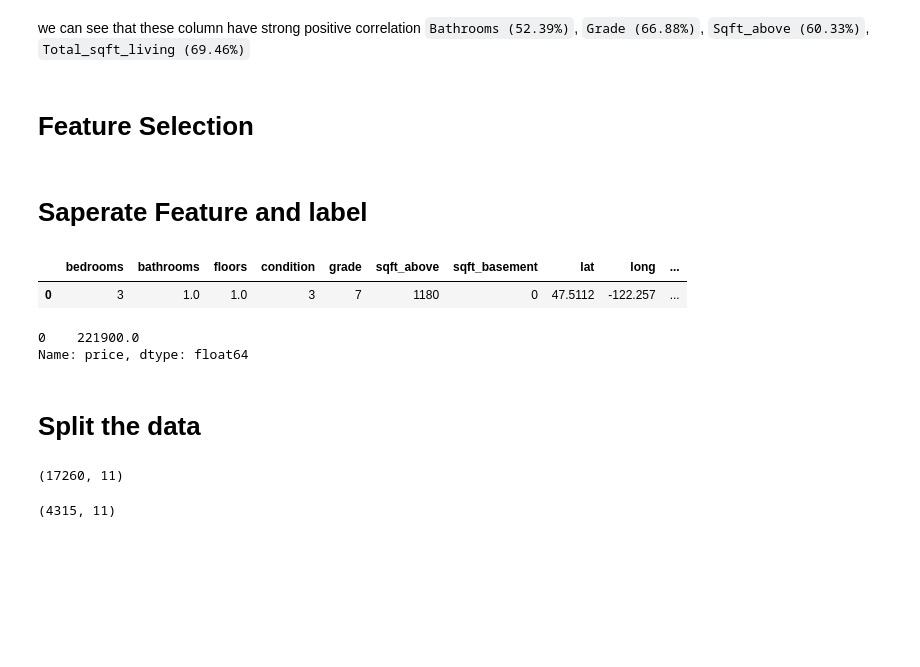
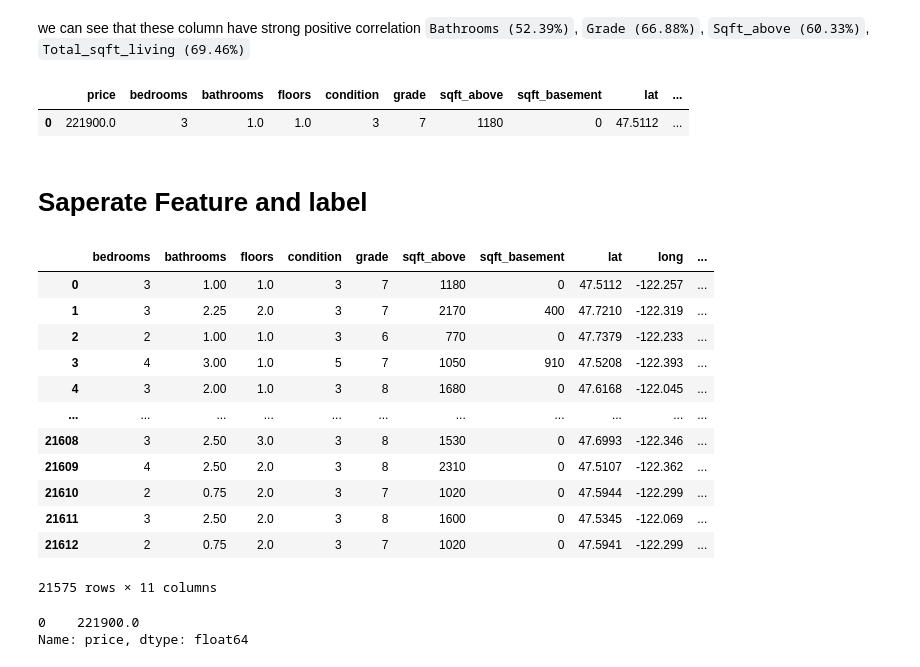
Before and after one commit to Sami606713/Intern, a Jupyter notebook: House_Price_Prediction/Notebook/HousePricePrediction.ipynb, the cells around one changed output. Drawn from its saved outputs; the diff is of its cells as text; code cells hidden in the pictures; blank space fills up the shorter version.

```diff
--- a/House_Price_Prediction/Notebook/HousePricePrediction.ipynb
+++ b/House_Price_Prediction/Notebook/HousePricePrediction.ipynb
@@ -848,26 +932,34 @@ we can see that these column have strong positive correlation
 `Grade (66.88%)`,
 `Sqft_above (60.33%)`,
 `Total_sqft_living (69.46%)`
-# %% [markdown]
-# Feature Selection
 # %%
-from sklearn.model_selection import train_test_split,cross_val_score
-from sklearn.feature_selection import VarianceThreshold
-from sklearn.preprocessing import StandardScaler,FunctionTransformer
+house.head(1)
+# %% [output]
+|  | price | bedrooms | bathrooms | floors | condition | grade | sqft_above | sqft_basement | lat | ... |
+| 0 | 221900.0 | 3 | 1.0 | 1.0 | 3 | 7 | 1180 | 0 | 47.5112 | ... |
 # %% [markdown]
 # Saperate Feature and label
 # %%
 feature=house.drop(columns='price')
 label=house['price']
 # %%
-feature.head(1)
+feature
 # %% [output]
 |  | bedrooms | bathrooms | floors | condition | grade | sqft_above | sqft_basement | lat | long | ... |
-| 0 | 3 | 1.0 | 1.0 | 3 | 7 | 1180 | 0 | 47.5112 | -122.257 | ... |
+| 0 | 3 | 1.00 | 1.0 | 3 | 7 | 1180 | 0 | 47.5112 | -122.257 | ... |
+| 1 | 3 | 2.25 | 2.0 | 3 | 7 | 2170 | 400 | 47.7210 | -122.319 | ... |
+| 2 | 2 | 1.00 | 1.0 | 3 | 6 | 770 | 0 | 47.7379 | -122.233 | ... |
+| 3 | 4 | 3.00 | 1.0 | 5 | 7 | 1050 | 910 | 47.5208 | -122.393 | ... |
+| 4 | 3 | 2.00 | 1.0 | 3 | 8 | 1680 | 0 | 47.6168 | -122.045 | ... |
+| ... | ... | ... | ... | ... | ... | ... | ... | ... | ... | ... |
+| 21608 | 3 | 2.50 | 3.0 | 3 | 8 | 1530 | 0 | 47.6993 | -122.346 | ... |
+| 21609 | 4 | 2.50 | 2.0 | 3 | 8 | 2310 | 0 | 47.5107 | -122.362 | ... |
+| 21610 | 2 | 0.75 | 2.0 | 3 | 7 | 1020 | 0 | 47.5944 | -122.299 | ... |
+| 21611 | 3 | 2.50 | 2.0 | 3 | 8 | 1600 | 0 | 47.5345 | -122.069 | ... |
+| 21612 | 2 | 0.75 | 2.0 | 3 | 7 | 1020 | 0 | 47.5941 | -122.299 | ... |
+21575 rows × 11 columns
 # %%
 label.head(1)
 # %% [output]
 0    221900.0
 Name: price, dtype: float64
-# %% [markdown]
-# Split the data
@@ -876,8 +965,0 @@ x_train,x_test,y_train,y_test=train_test_split(feature,label,test_size=0.2,rando
-# %%
-x_train.shape
-# %% [output]
-(17260, 11)
-# %%
-x_test.shape
-# %% [output]
-(4315, 11)
```
Also changed, not shown: parts of 72 cells of this notebook, 1 other file.
